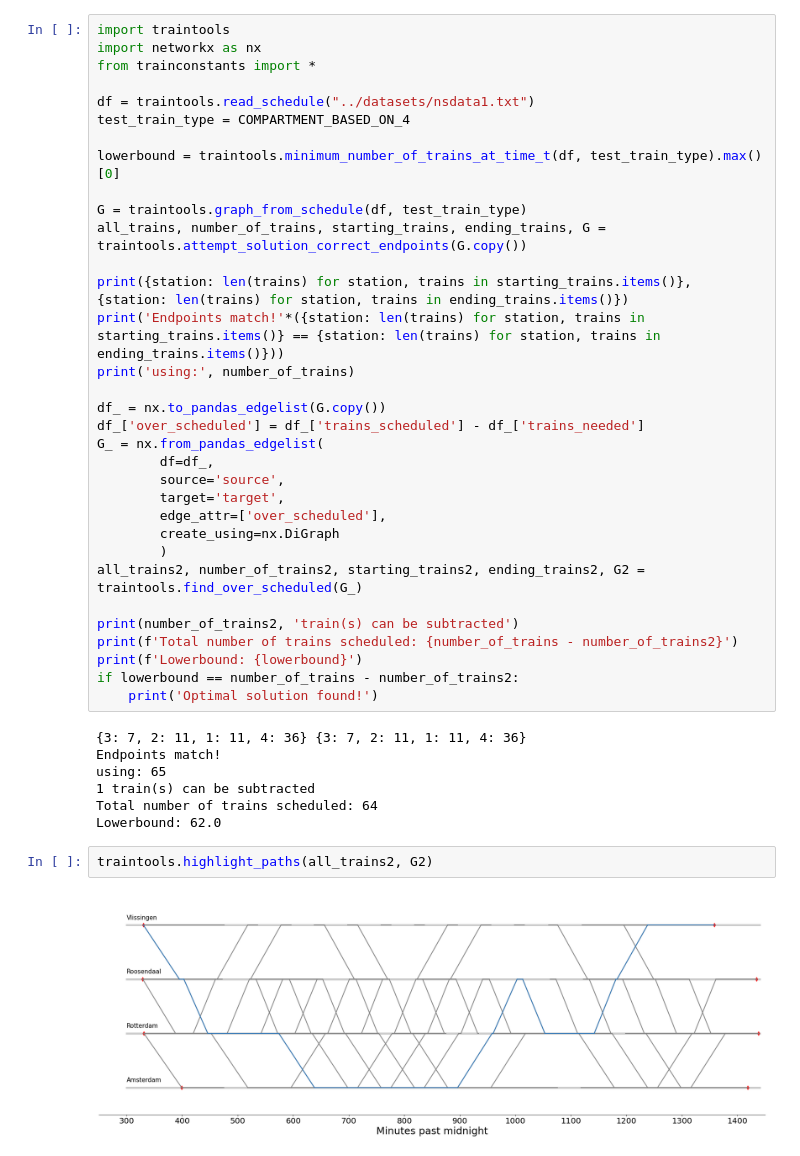
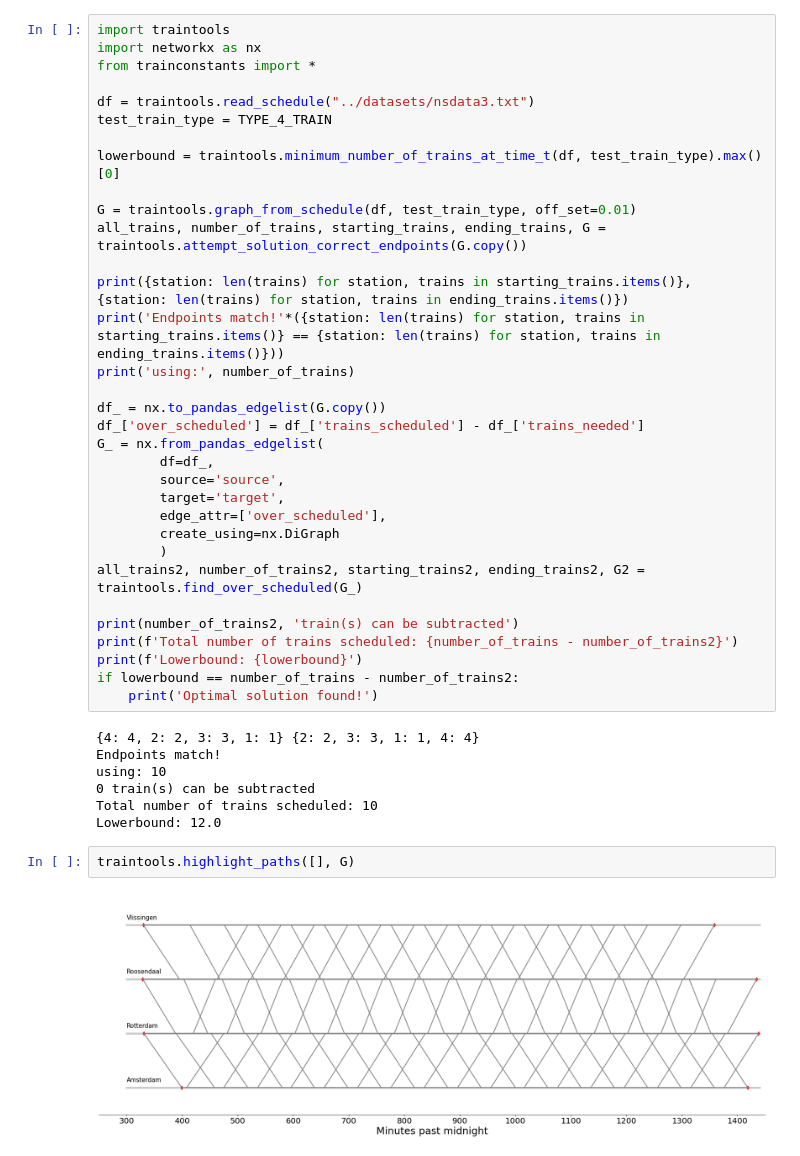
Before and after one commit to Sun-flowerSamurai/train-modelling, a Jupyter notebook: code/test.ipynb, the cells around one changed output. Cells and saved outputs as stored; diff of their text form.

```diff
--- a/code/test.ipynb
+++ b/code/test.ipynb
@@ -3,12 +3,12 @@ import traintools
 import networkx as nx
 from trainconstants import *
 
-df = traintools.read_schedule("../datasets/nsdata1.txt")
-test_train_type = COMPARTMENT_BASED_ON_4
+df = traintools.read_schedule("../datasets/nsdata3.txt")
+test_train_type = TYPE_4_TRAIN
 
 lowerbound = traintools.minimum_number_of_trains_at_time_t(df, test_train_type).max()[0]
 
-G = traintools.graph_from_schedule(df, test_train_type)
+G = traintools.graph_from_schedule(df, test_train_type, off_set=0.01)
 all_trains, number_of_trains, starting_trains, ending_trains, G = traintools.attempt_solution_correct_endpoints(G.copy())
 
 print({station: len(trains) for station, trains in starting_trains.items()}, {station: len(trains) for station, trains in ending_trains.items()})
@@ -32,13 +32,13 @@ print(f'Lowerbound: {lowerbound}')
 if lowerbound == number_of_trains - number_of_trains2:
     print('Optimal solution found!')
 # %% [output]
-{3: 7, 2: 11, 1: 11, 4: 36} {3: 7, 2: 11, 1: 11, 4: 36}
+{4: 4, 2: 2, 3: 3, 1: 1} {2: 2, 3: 3, 1: 1, 4: 4}
 Endpoints match!
-using: 65
-1 train(s) can be subtracted
-Total number of trains scheduled: 64
-Lowerbound: 62.0
+using: 10
+0 train(s) can be subtracted
+Total number of trains scheduled: 10
+Lowerbound: 12.0
 # %%
-traintools.highlight_paths(all_trains2, G2)
+traintools.highlight_paths([], G)
 # %% [output]
-[figure, old version]
+[figure, new version]
```
Also changed, not shown: parts of 2 cells of this notebook, 4 other files.
